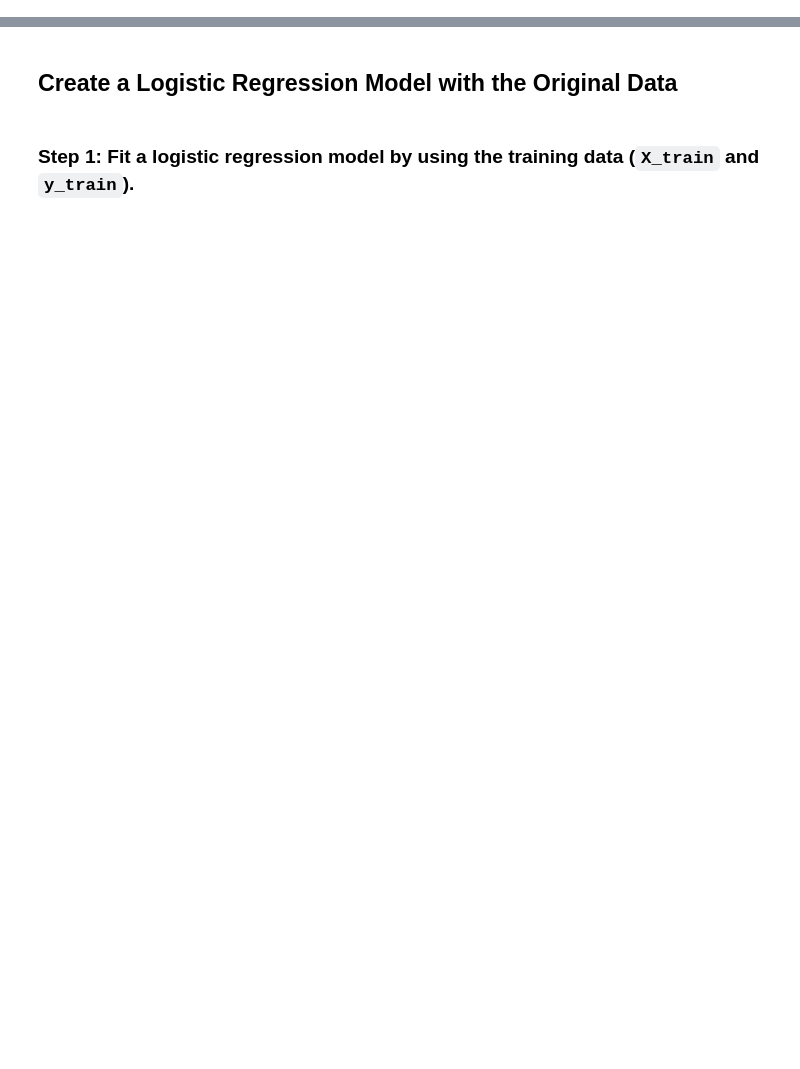
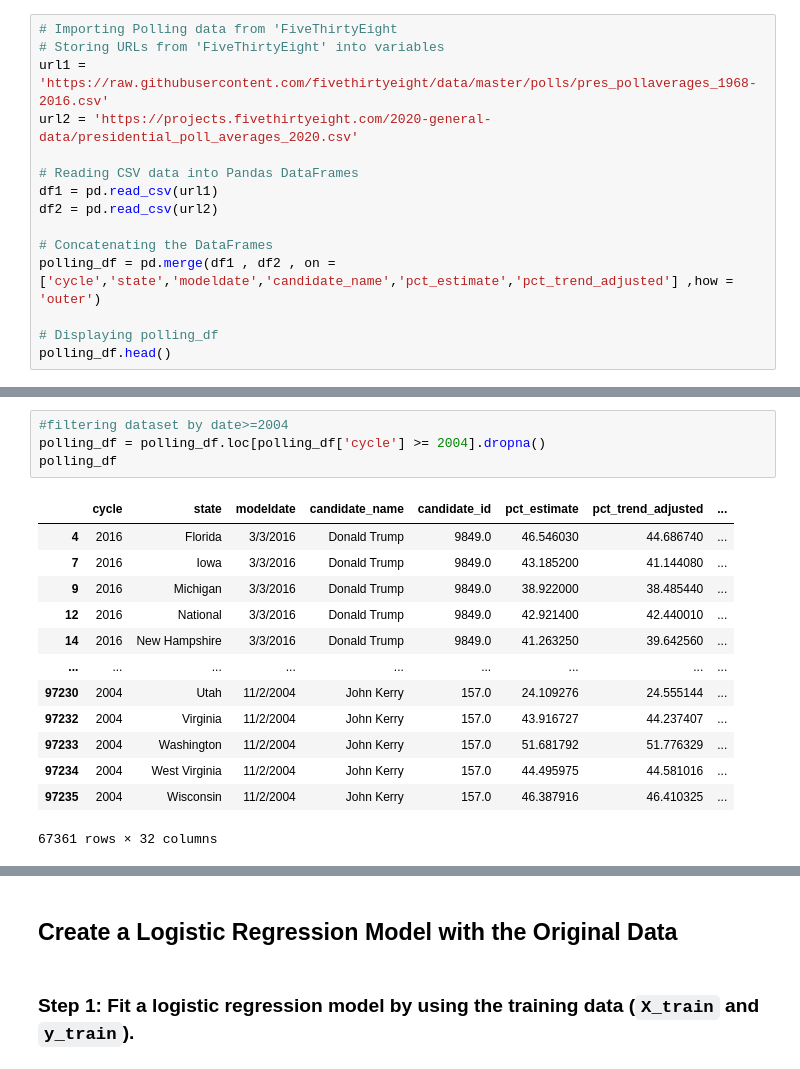
Before and after one commit to okalis05/Project4, a Jupyter notebook: Project4.ipynb, the cells around one changed output, grey strips where cells are left out. Drawn from its saved outputs; the diff is of its cells as text; blank space fills up the shorter version.

```diff
--- a/Project4.ipynb
+++ b/Project4.ipynb
@@ -43,0 +94,15 @@ df_market_data.hvplot.line(
+# %%
+# Importing Polling data from 'FiveThirtyEight
+# Storing URLs from 'FiveThirtyEight' into variables
+url1 = 'https://raw.githubusercontent.com/fivethirtyeight/data/master/polls/pres_pollaverages_1968-2016.csv'
+url2 = 'https://projects.fivethirtyeight.com/2020-general-data/presidential_poll_averages_2020.csv'
+
+# Reading CSV data into Pandas DataFrames
+df1 = pd.read_csv(url1)
+df2 = pd.read_csv(url2)
+
+# Concatenating the DataFrames
+polling_df = pd.merge(df1 , df2 , on = ['cycle','state','modeldate','candidate_name','pct_estimate','pct_trend_adjusted'] ,how = 'outer')
+
+# Displaying polling_df
+polling_df.head()
@@ -43,0 +117,18 @@ df_market_data.hvplot.line(
+# %%
+#filtering dataset by date>=2004
+polling_df = polling_df.loc[polling_df['cycle'] >= 2004].dropna()
+polling_df
+# %% [output]
+|  | cycle | state | modeldate | candidate_name | candidate_id | pct_estimate | pct_trend_adjusted | ... |
+| 4 | 2016 | Florida | 3/3/2016 | Donald Trump | 9849.0 | 46.546030 | 44.686740 | ... |
+| 7 | 2016 | Iowa | 3/3/2016 | Donald Trump | 9849.0 | 43.185200 | 41.144080 | ... |
+| 9 | 2016 | Michigan | 3/3/2016 | Donald Trump | 9849.0 | 38.922000 | 38.485440 | ... |
+| 12 | 2016 | National | 3/3/2016 | Donald Trump | 9849.0 | 42.921400 | 42.440010 | ... |
+| 14 | 2016 | New Hampshire | 3/3/2016 | Donald Trump | 9849.0 | 41.263250 | 39.642560 | ... |
+| ... | ... | ... | ... | ... | ... | ... | ... | ... |
+| 97230 | 2004 | Utah | 11/2/2004 | John Kerry | 157.0 | 24.109276 | 24.555144 | ... |
+| 97232 | 2004 | Virginia | 11/2/2004 | John Kerry | 157.0 | 43.916727 | 44.237407 | ... |
+| 97233 | 2004 | Washington | 11/2/2004 | John Kerry | 157.0 | 51.681792 | 51.776329 | ... |
+| 97234 | 2004 | West Virginia | 11/2/2004 | John Kerry | 157.0 | 44.495975 | 44.581016 | ... |
+| 97235 | 2004 | Wisconsin | 11/2/2004 | John Kerry | 157.0 | 46.387916 | 46.410325 | ... |
+67361 rows × 32 columns
```
Also changed, not shown: parts of 41 cells of this notebook, 15 other files.
